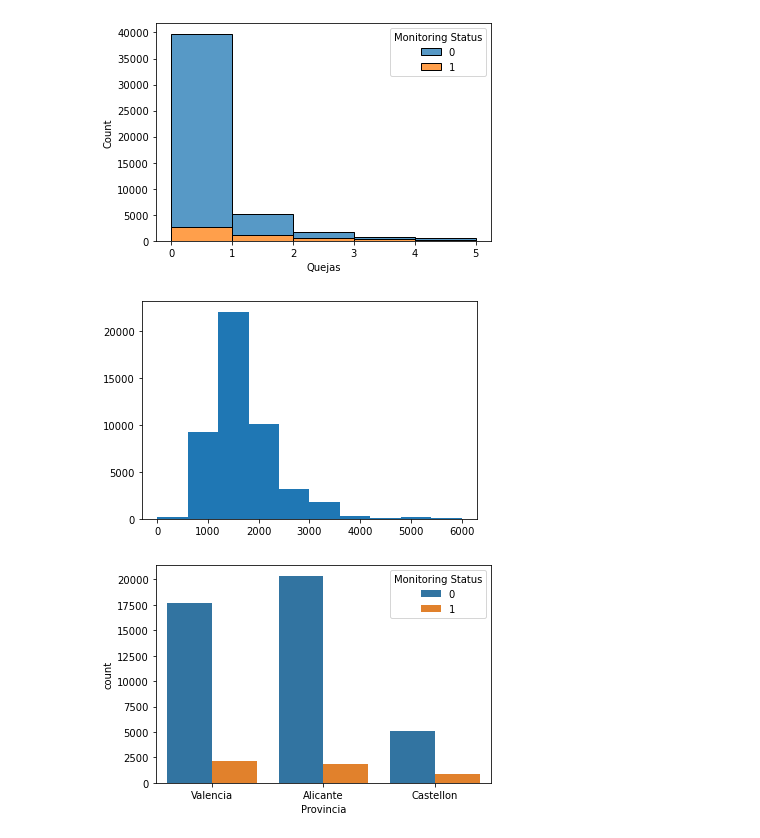
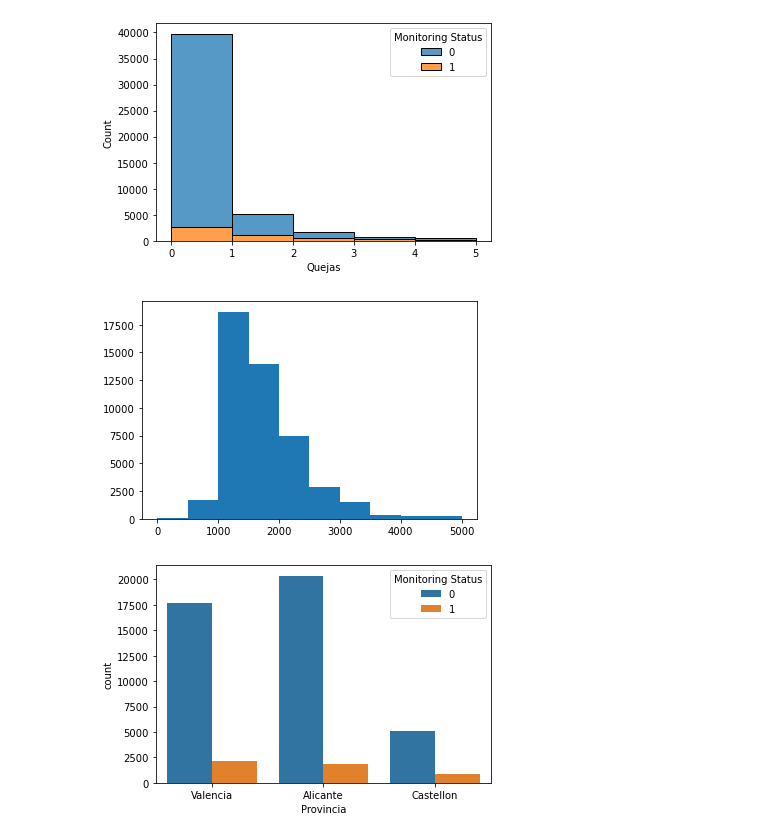
Before and after one commit to albertodiazr/TFM_churn, a Jupyter notebook: notebooks/02.MVP_Com_Val.ipynb, the cells around one changed output. Drawn from its saved outputs; the diff is of its cells as text; code cells hidden in the pictures.

```diff
--- a/notebooks/02.MVP_Com_Val.ipynb
+++ b/notebooks/02.MVP_Com_Val.ipynb
@@ -134,9 +135,9 @@ sns.histplot(data = data, x="Quejas", hue = 'Monitoring Status', multiple="stack
 # %% [output]
 [figure]
 # %%
-plt.hist(data['Income Amount'], range=(0, 6000));
+plt.hist(data['Income Amount'], range=(0, 5000));
 # %% [output]
-[figure, old version]
+[figure, new version]
 # %%
 sns.countplot(x="Provincia", hue = 'Monitoring Status',data = data);
 # %% [output]
```
Also changed, not shown: parts of 28 cells of this notebook.
